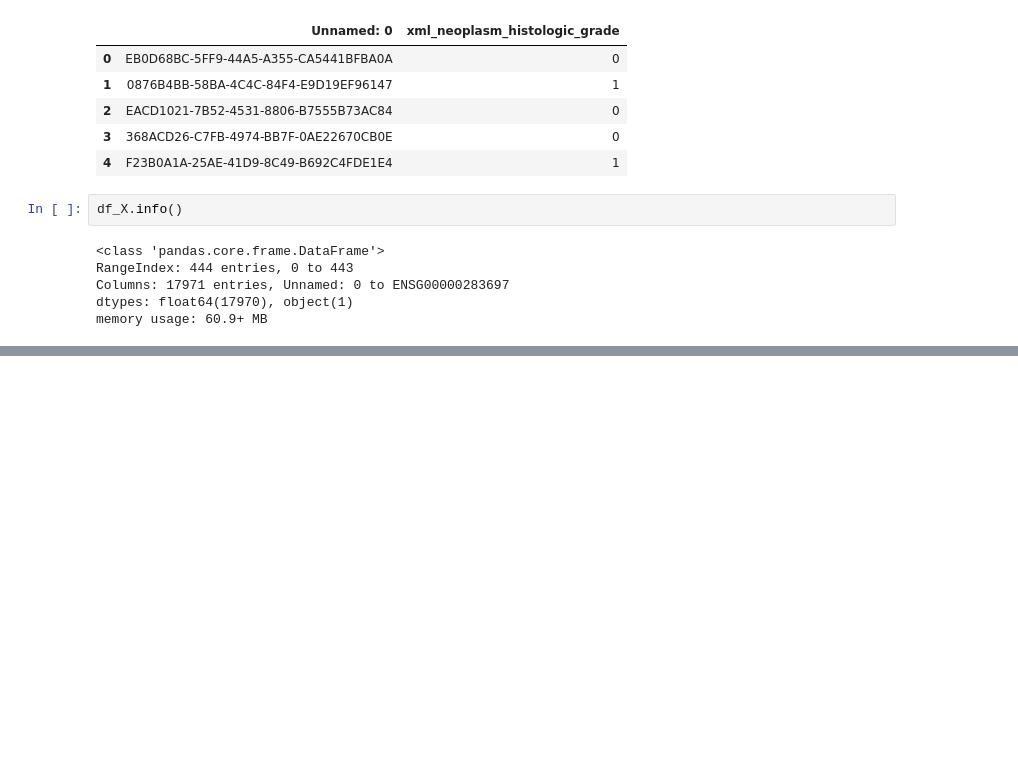
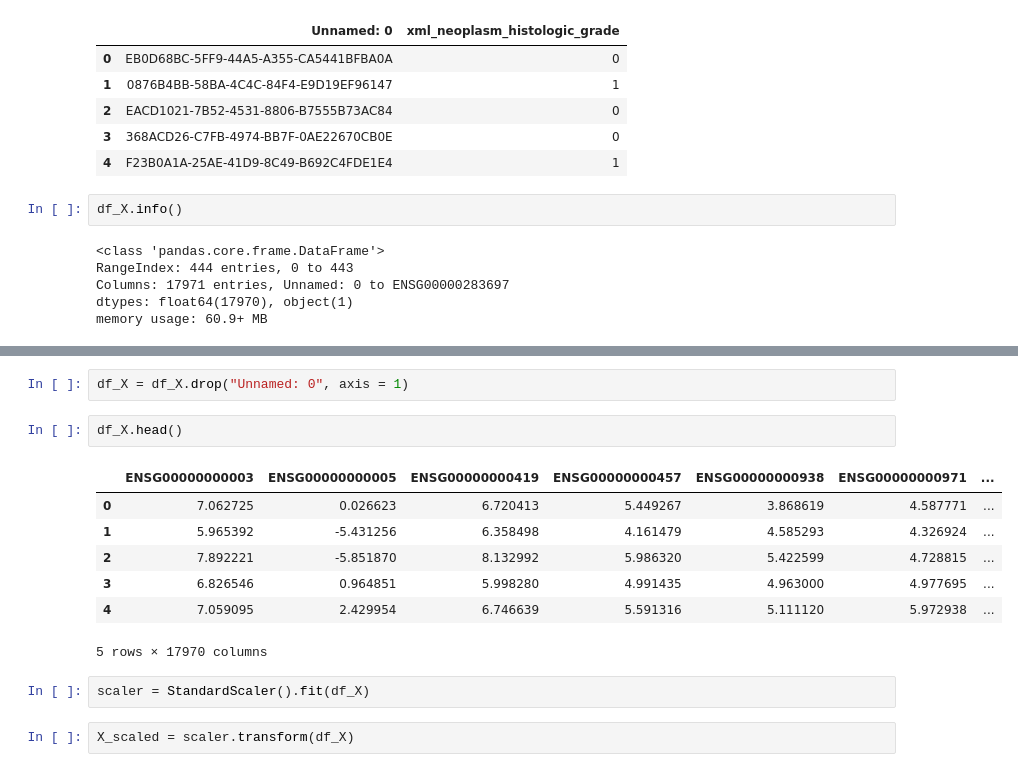
Before and after one commit to AadityaGithubFirst/09615, a Jupyter notebook: Homework/Homework Assignment-3/HW3_AadityaHariNair.ipynb, the cells around one changed output, grey strips where cells are left out. Saved outputs shown, nothing was run; the diff lists cells and outputs as text; blank space fills up the shorter version.

```diff
--- a/Homework/Homework Assignment-3/HW3_AadityaHariNair.ipynb
+++ b/Homework/Homework Assignment-3/HW3_AadityaHariNair.ipynb
@@ -57,0 +130,16 @@ memory usage: 60.9+ MB
+# %%
+df_X = df_X.drop("Unnamed: 0", axis = 1)
+# %%
+df_X.head()
+# %% [output]
+|  | ENSG00000000003 | ENSG00000000005 | ENSG00000000419 | ENSG00000000457 | ENSG00000000938 | ENSG00000000971 | ... |
+| 0 | 7.062725 | 0.026623 | 6.720413 | 5.449267 | 3.868619 | 4.587771 | ... |
+| 1 | 5.965392 | -5.431256 | 6.358498 | 4.161479 | 4.585293 | 4.326924 | ... |
+| 2 | 7.892221 | -5.851870 | 8.132992 | 5.986320 | 5.422599 | 4.728815 | ... |
+| 3 | 6.826546 | 0.964851 | 5.998280 | 4.991435 | 4.963000 | 4.977695 | ... |
+| 4 | 7.059095 | 2.429954 | 6.746639 | 5.591316 | 5.111120 | 5.972938 | ... |
+5 rows × 17970 columns
+# %%
+scaler = StandardScaler().fit(df_X)
+# %%
+X_scaled = scaler.transform(df_X)
```
Also changed, not shown: parts of 12 cells of this notebook.
